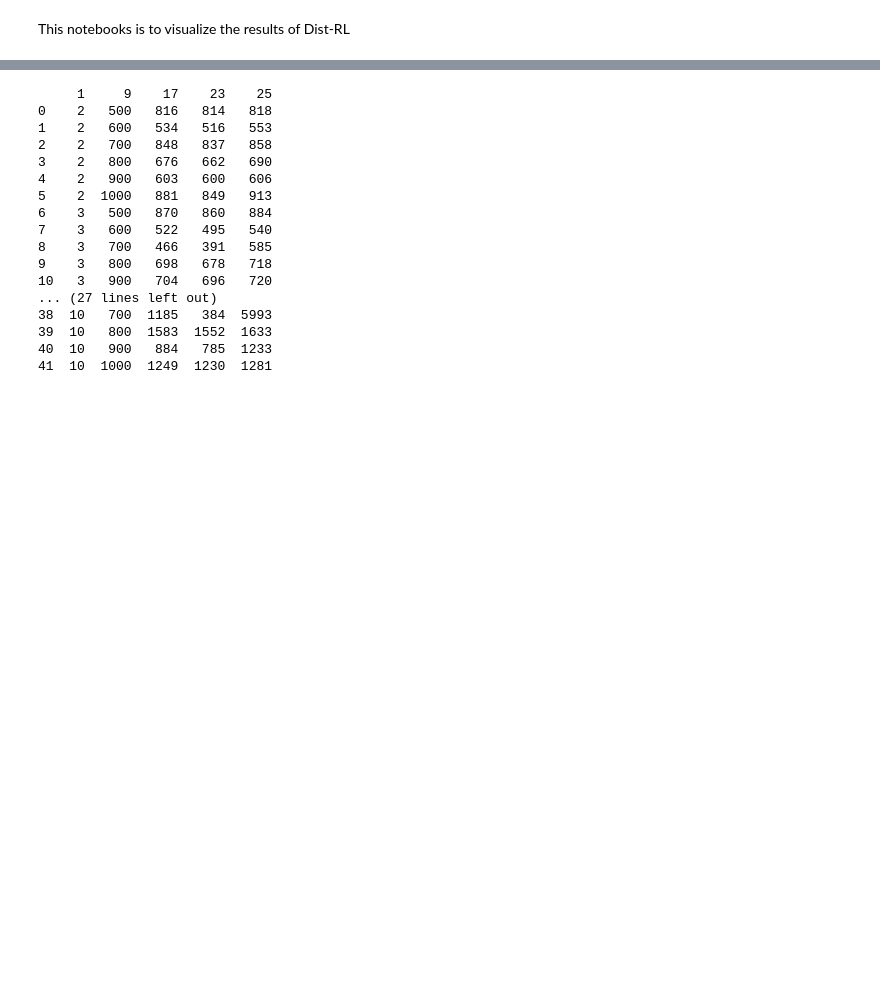
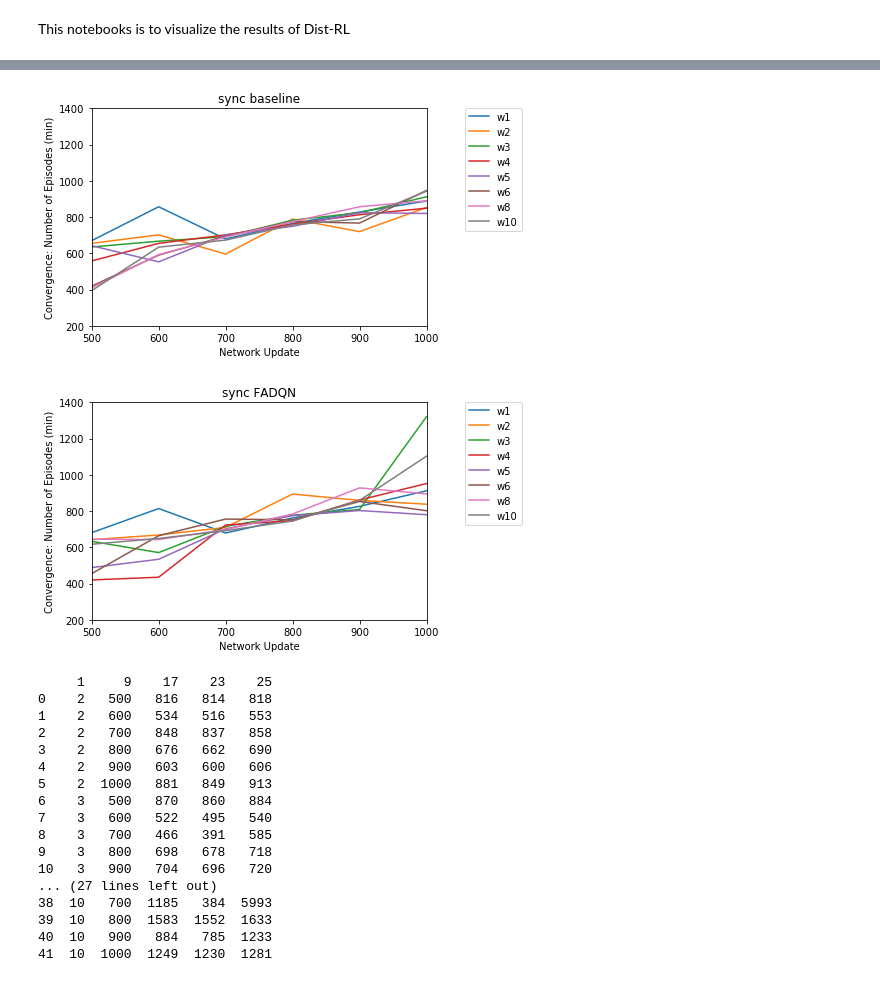
Before and after one commit to Aztah/distrl, a Jupyter notebook: scripts/Dist-RL.ipynb, the cells around one changed output, grey strips where cells are left out. Saved outputs shown, nothing was run; the diff lists cells and outputs as text; code cells hidden in the pictures; blank space fills up the shorter version.

```diff
--- a/scripts/Dist-RL.ipynb
+++ b/scripts/Dist-RL.ipynb
@@ -20,5 +38,9 @@ print (cols)
 # %%
-df.columns = cols
-print (df.columns)
-print(df)
+#df.columns = cols
+#print (df.columns)
+#print(df)
+df2.columns = cols2
+print(df2)
+df3.columns = cols3
+print(df3)
 # %% [output]
@@ -41,0 +64,10 @@ Index(['0', '1', '2', '3', '4', '5', '6', '7', '8', '9', '10', '11', '12',
+# %%
+dfbaseline= df2.ix[:,['1','9','18','24', '26', '28']]
+#print(df2.ix[:,['1','9','17', '23', '25','28']])
+dfbaseline= dfbaseline.sort_values('9')
+print(dfbaseline)
+
+dffadqn= df3.ix[:,['1','9','18','24', '26', '28']]
+#print(df2.ix[:,['1','9','17', '23', '25','28']])
+dffadqn= dffadqn.sort_values('9')
+print(dffadqn)
@@ -42,3 +92,40 @@ Index(['0', '1', '2', '3', '4', '5', '6', '7', '8', '9', '10', '11', '12',
+# %%
+import numpy as np
+import pandas as pd
+import matplotlib.pyplot as plt
+
+########################## base-line Min ##############################
+
+fig, ax = plt.subplots()
+labels = []
+for key, grp in dfbaseline.groupby('1'):
+    ax = grp.plot(ax=ax, kind='line', x='9', y=['24'])
+    labels.append('w'+str(key))
+lines, _ = ax.get_legend_handles_labels()
+ax.set_title("sync baseline")
+ax.set_xlabel("Network Update")
+ax.set_ylim(200, 1400)
+ax.set_ylabel("Convergence: Number of Episodes (min)")
+ax.legend(lines, labels, bbox_to_anchor=(1.3, 1.025))
+plt.show()
+
+########################## synce FADQN Min ##############################
+
+fig, ax = plt.subplots()
+labels = []
+for key, grp in dffadqn.groupby('1'):
+    ax = grp.plot(ax=ax, kind='line', x='9', y=['24'])
+    labels.append('w'+str(key))
+lines, _ = ax.get_legend_handles_labels()
+ax.set_title("sync FADQN")
+ax.set_xlabel("Network Update")
+ax.set_ylim(200, 1400)
+ax.set_ylabel("Convergence: Number of Episodes (min)")
+ax.legend(lines, labels, bbox_to_anchor=(1.3, 1.025))
+plt.show()
+# %% [output]
+[figure, added]
+[figure, added]
 # %%
 sdf= df.ix[:,['1','9','17', '23', '25']]
 print(sdf)
```
Also changed, not shown: parts of 13 cells of this notebook.
